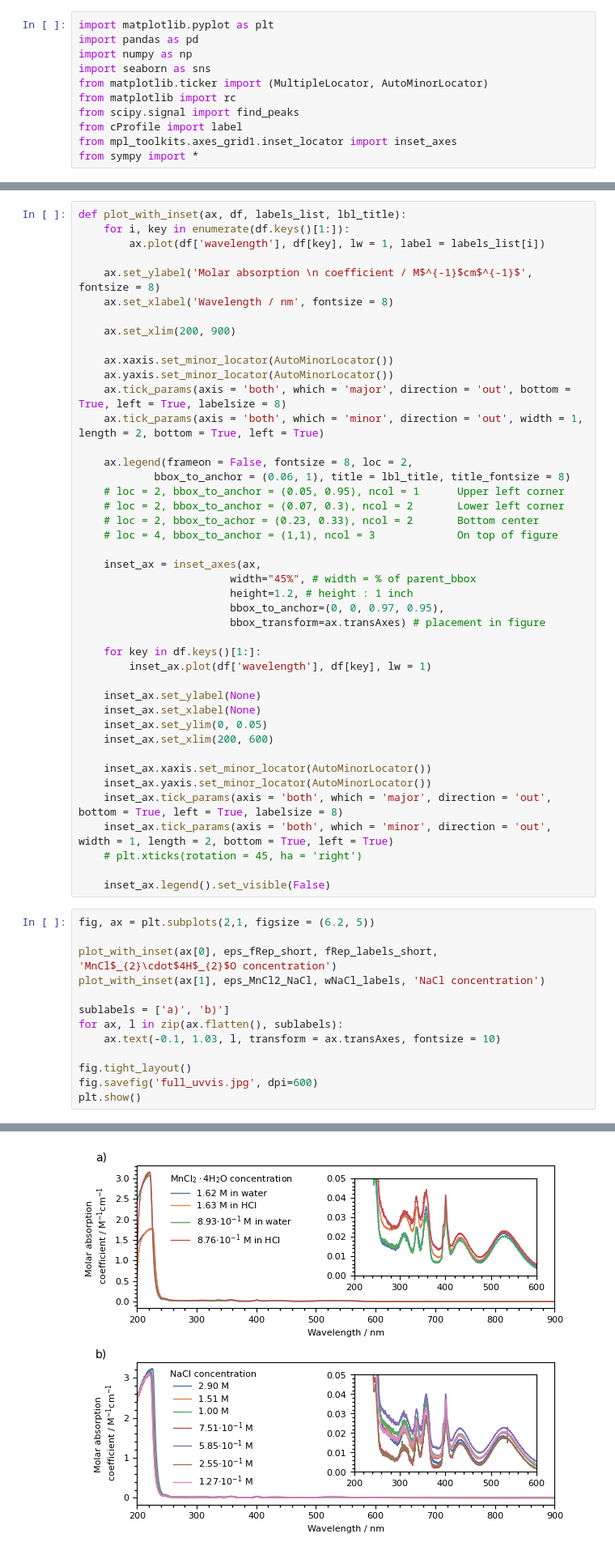
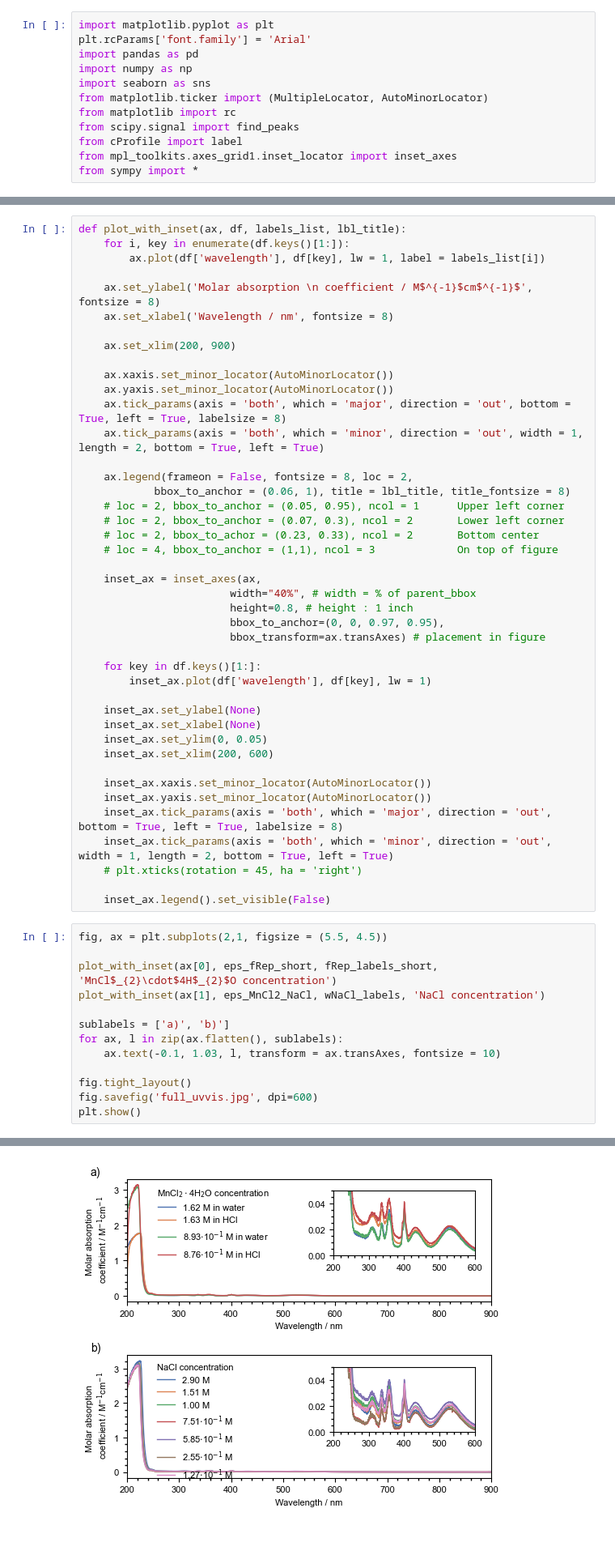
Before and after one commit to Normann25/Manganese-chlorides, a Jupyter notebook: Bachelor/uvvis/MnCl2_wNaCl/plots.ipynb, the cells around one changed output, grey strips where cells are left out. Shown at 81% size. Drawn from its saved outputs; the diff is of its cells as text.

```diff
--- a/Bachelor/uvvis/MnCl2_wNaCl/plots.ipynb
+++ b/Bachelor/uvvis/MnCl2_wNaCl/plots.ipynb
@@ -1,5 +1,6 @@
 # %%
 import matplotlib.pyplot as plt
+plt.rcParams['font.family'] = 'Arial'
 import pandas as pd
 import numpy as np
 import seaborn as sns
@@ -126,8 +127,8 @@ def plot_with_inset(ax, df, labels_list, lbl_title):
     # loc = 4, bbox_to_anchor = (1,1), ncol = 3             On top of figure
 
     inset_ax = inset_axes(ax,
-                        width="45%", # width = % of parent_bbox
-                        height=1.2, # height : 1 inch
+                        width="40%", # width = % of parent_bbox
+                        height=0.8, # height : 1 inch
                         bbox_to_anchor=(0, 0, 0.97, 0.95),
                         bbox_transform=ax.transAxes) # placement in figure
 
@@ -147,19 +148,19 @@ def plot_with_inset(ax, df, labels_list, lbl_title):
 
     inset_ax.legend().set_visible(False)
 # %%
-fig, ax = plt.subplots(2,1, figsize = (6.2, 5))
+fig, ax = plt.subplots(2,1, figsize = (5.5, 4.5))
 
 plot_with_inset(ax[0], eps_fRep_short, fRep_labels_short, 'MnCl$_{2}\cdot$4H$_{2}$O concentration')
 plot_with_inset(ax[1], eps_MnCl2_NaCl, wNaCl_labels, 'NaCl concentration')
 
 sublabels = ['a)', 'b)']
 for ax, l in zip(ax.flatten(), sublabels):
     ax.text(-0.1, 1.03, l, transform = ax.transAxes, fontsize = 10)
 
 fig.tight_layout()
 fig.savefig('full_uvvis.jpg', dpi=600)
 plt.show()
 # %% [output]
 No artists with labels found to put in legend.  Note that artists whose label start with an underscore are ignored when legend() is called with no argument.
 No artists with labels found to put in legend.  Note that artists whose label start with an underscore are ignored when legend() is called with no argument.
-[figure, old version]
+[figure, new version]
```
Also changed, not shown: parts of 4 cells of this notebook, 3 other files.
